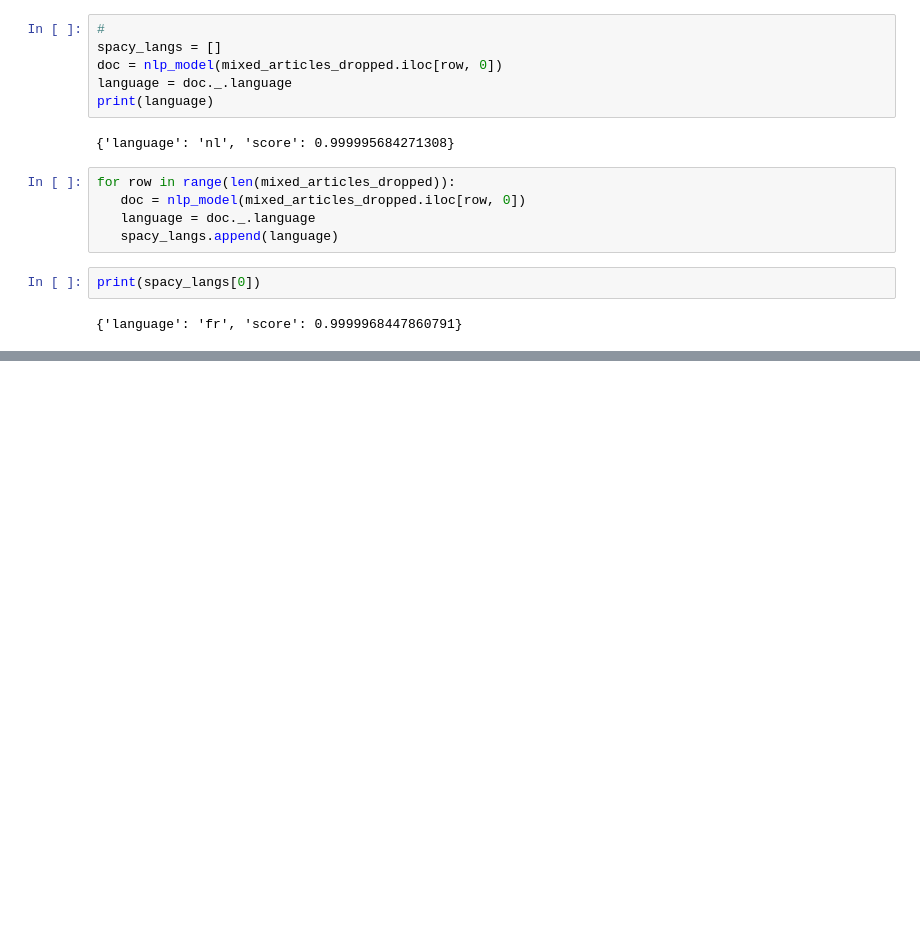
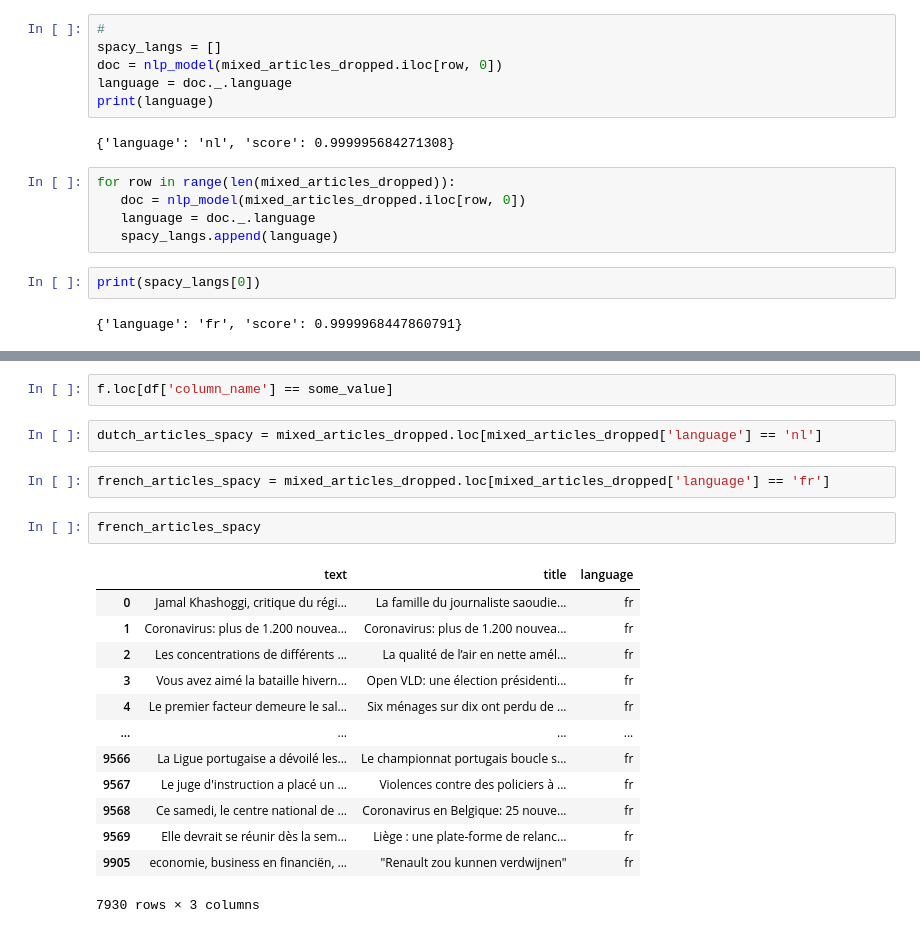
Before and after one commit to natalievgrafova/TopicModelling, a Jupyter notebook: nata_notebook.ipynb, the cells around one changed output, grey strips where cells are left out. Saved outputs shown, nothing was run; the diff lists cells and outputs as text; blank space fills up the shorter version.

```diff
--- a/nata_notebook.ipynb
+++ b/nata_notebook.ipynb
@@ -345,0 +374,22 @@ print(spacy_langs[0])
+# %%
+f.loc[df['column_name'] == some_value]
+# %%
+dutch_articles_spacy = mixed_articles_dropped.loc[mixed_articles_dropped['language'] == 'nl']
+# %%
+french_articles_spacy = mixed_articles_dropped.loc[mixed_articles_dropped['language'] == 'fr']
+# %%
+french_articles_spacy
+# %% [output]
+|  | text | title | language |
+| 0 | Jamal Khashoggi, critique du régi... | La famille du journaliste saoudie... | fr |
+| 1 | Coronavirus: plus de 1.200 nouvea... | Coronavirus: plus de 1.200 nouvea... | fr |
+| 2 | Les concentrations de différents ... | La qualité de l’air en nette amél... | fr |
+| 3 | Vous avez aimé la bataille hivern... | Open VLD: une élection présidenti... | fr |
+| 4 | Le premier facteur demeure le sal... | Six ménages sur dix ont perdu de ... | fr |
+| ... | ... | ... | ... |
+| 9566 | La Ligue portugaise a dévoilé les... | Le championnat portugais boucle s... | fr |
+| 9567 | Le juge d'instruction a placé un ... | Violences contre des policiers à ... | fr |
+| 9568 | Ce samedi, le centre national de ... | Coronavirus en Belgique: 25 nouve... | fr |
+| 9569 | Elle devrait se réunir dès la sem... | Liège : une plate-forme de relanc... | fr |
+| 9905 | economie, business en financiën, ... | "Renault zou kunnen verdwijnen" | fr |
+7930 rows × 3 columns
```
Also changed, not shown: parts of 5 cells of this notebook.
